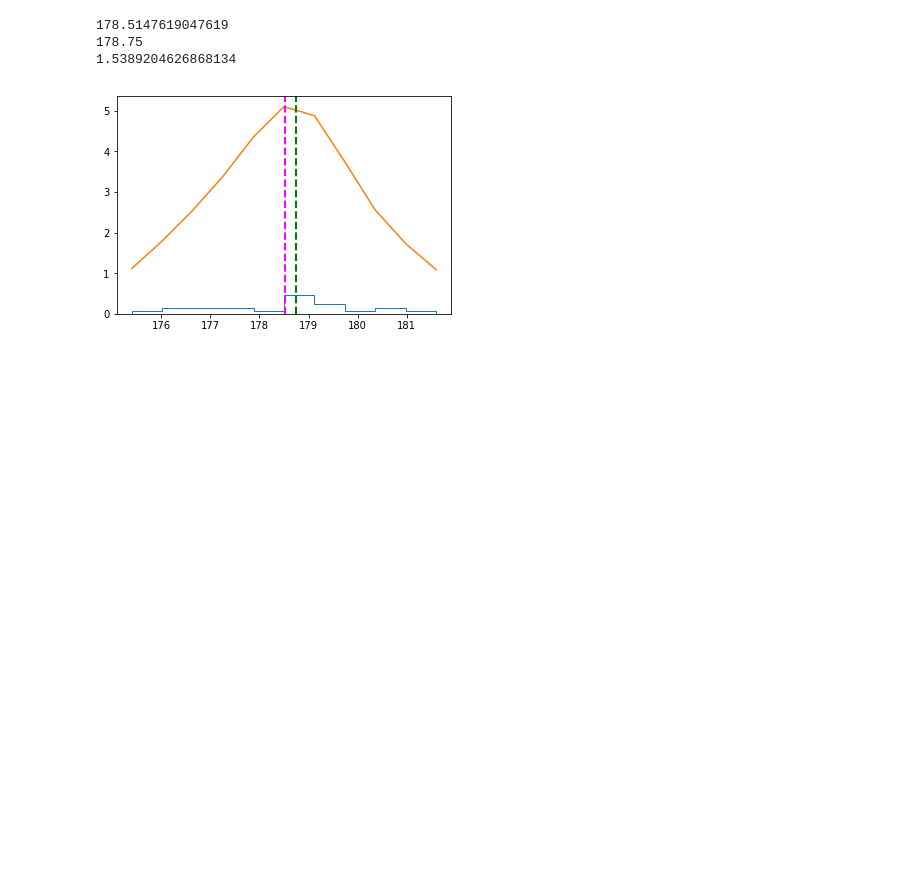
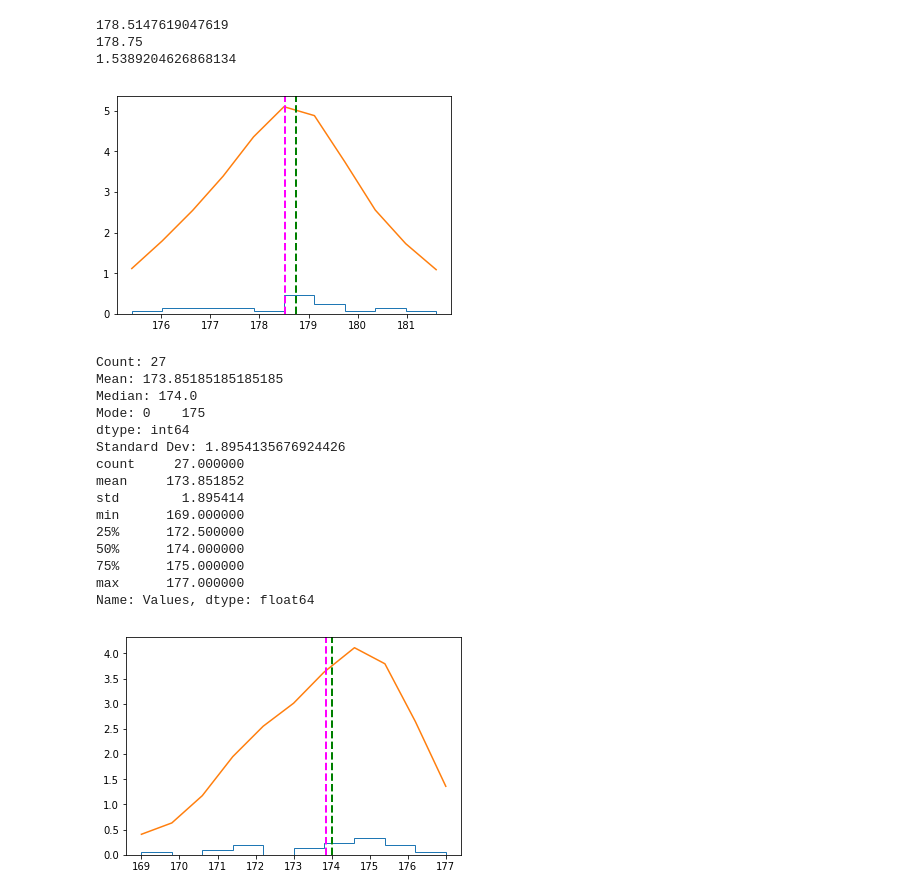
Before and after one commit to codeninja55/mathematic_notebooks, a Jupyter notebook: edx_dat256x_essential_math_for_AI/Module04/Module 04 Lesson Review.ipynb, the cells around one changed output. Drawn from its saved outputs; the diff is of its cells as text; code cells hidden in the pictures; blank space fills up the shorter version.

```diff
--- a/edx_dat256x_essential_math_for_AI/Module04/Module 04 Lesson Review.ipynb
+++ b/edx_dat256x_essential_math_for_AI/Module04/Module 04 Lesson Review.ipynb
@@ -28,3 +28,47 @@ plt.show()
 178.75
 1.5389204626868134
 [figure]
+# %%
+import pandas as pd
+import numpy as np
+
+df = pd.DataFrame({'Values': [172,174,176,172,172,173,176,172,177,174,176,175,176,169,175,174,174,174,175,173,
+                              171,171,175,175,173,175,175]})
+
+
+print("Count: " + str(len(df)))
+print("Mean: " + str(df['Values'].mean()))
+print("Median: " + str(df['Values'].median()))
+print("Mode: " + str(df['Values'].mode()))
+print("Standard Dev: " + str(df['Values'].std()))
+print(df['Values'].describe())
+
+%matplotlib inline
+import matplotlib.pyplot as plt
+import scipy.stats as stats
+
+
+values = df['Values']
+density = stats.gaussian_kde(values)
+n, x, _ = plt.hist(values, histtype='step', density=True)
+plt.plot(x, density(x)*21)
+plt.axvline(values.mean(), color='magenta', linestyle='dashed', linewidth=2)
+plt.axvline(values.median(), color='green', linestyle='dashed', linewidth=2)
+plt.show()
+# %% [output]
+Count: 27
+Mean: 173.85185185185185
+Median: 174.0
+Mode: 0    175
+dtype: int64
+Standard Dev: 1.8954135676924426
+count     27.000000
+mean     173.851852
+std        1.895414
+min      169.000000
+25%      172.500000
+50%      174.000000
+75%      175.000000
+max      177.000000
+Name: Values, dtype: float64
+[figure, added]
```
Also changed, not shown: parts of 2 cells of this notebook, 2 other files.
